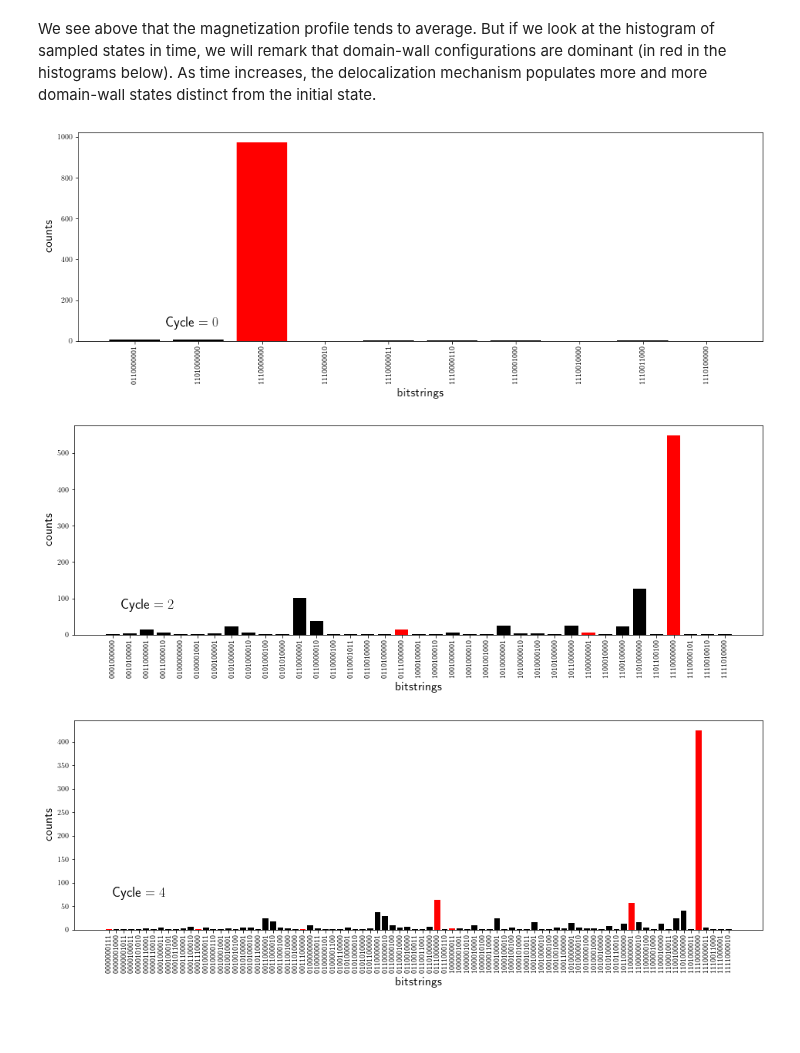
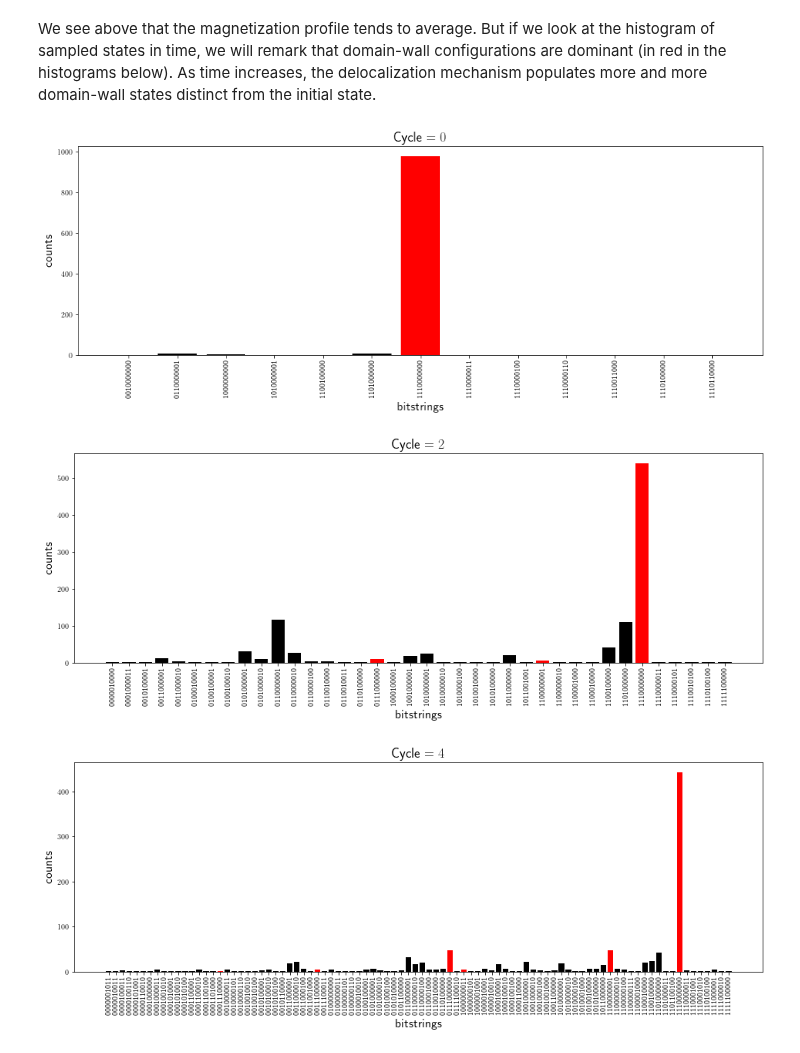
Before and after one commit to pasqal-io/Pulser, a Jupyter notebook: tutorials/applications/Microwave-engineering of programmable XXZ Hamiltonians in arrays of Rydberg atoms .ipynb, the cells around one changed output. Saved outputs shown, nothing was run; the diff lists cells and outputs as text; code cells hidden in the pictures; blank space fills up the shorter version.

```diff
--- a/tutorials/applications/Microwave-engineering of programmable XXZ Hamiltonians in arrays of Rydberg atoms .ipynb
+++ b/tutorials/applications/Microwave-engineering of programmable XXZ Hamiltonians in arrays of Rydberg atoms .ipynb
@@ -212,13 +215,15 @@ To investigate even more this delocalization effect, let's consider a smaller re
 # Creation of the initial DW state with only 3 spins up.
 initial_DW_state=[]
 for m in range(N_at):
-    if m<N_at//2-2:
+    if m < 3:
         initial_DW_state.append(qutip.basis(2, 0))
     else:
         initial_DW_state.append(qutip.basis(2, 1))
 
 initial_DW_state = qutip.tensor(initial_DW_state)
 # %%
+N_cycles=26
+
 magnetizations_pbc = np.zeros((N_at, N_cycles), dtype=float)
 samples_evol = []
 for m in range(N_cycles):
@@ -252,17 +257,17 @@ We see above that the magnetization profile tends to average. But if we look at
 # %%
 dw_preserved =['1110000000', '0111000000', '0011100000', '0001110000',
                  '0000111000', '0000011100', '0000001110', '0000000111', '1000000011', '1100000001']
 
-for n_cycle in [2*k for k in range(10)]:
+for n_cycle in [2*k for k in range(int(N_cycles/2))]:
     color_dict = {key: 'red' if key in dw_preserved else 'black' for key in samples_evol[n_cycle]}
     plt.figure(figsize=(16, 5))
-    plt.text(0.5, 70, r'Cycle $= {}$'.format(n_cycle), fontsize=18)
+    plt.title(r'Cycle $= {}$'.format(n_cycle), fontsize=18)
     plt.bar(samples_evol[n_cycle].keys(), samples_evol[n_cycle].values(), color=color_dict.values())
     plt.xlabel("bitstrings", fontsize=16)
     plt.ylabel("counts", fontsize=16)
     plt.xticks(rotation=90)
     plt.show()
 # %% [output]
-[figure, old version]
+[figure, new version]
-[figure, old version]
+[figure, new version]
-[figure, old version]
+[figure, new version]
```
Also changed, not shown: parts of 6 cells of this notebook.
